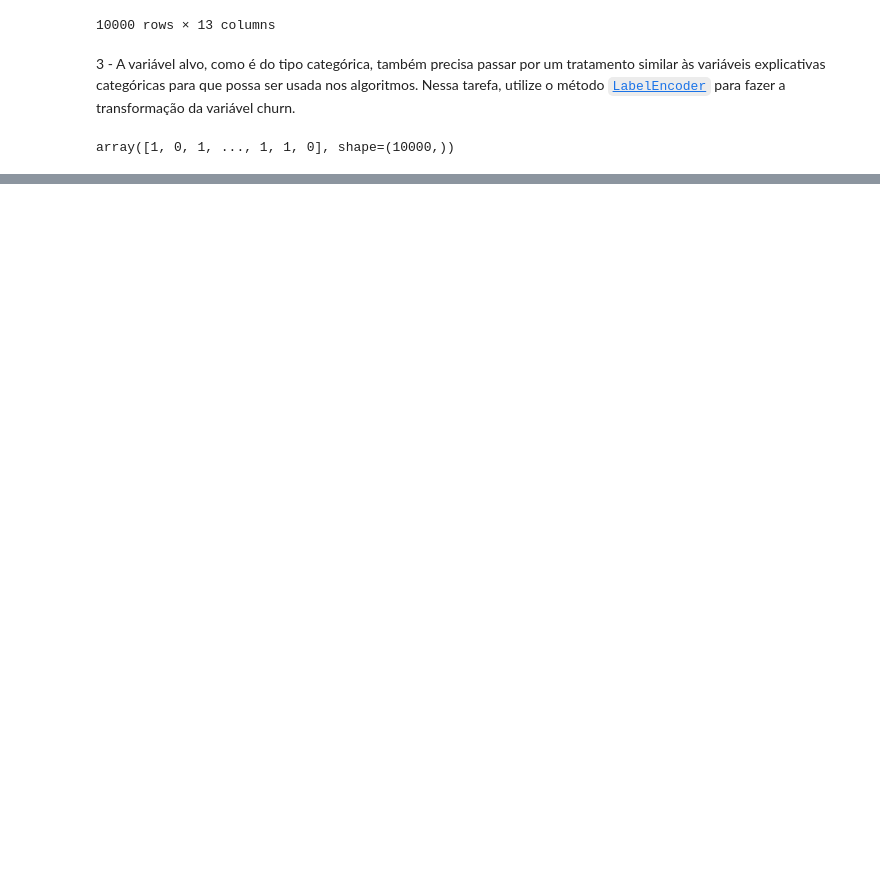
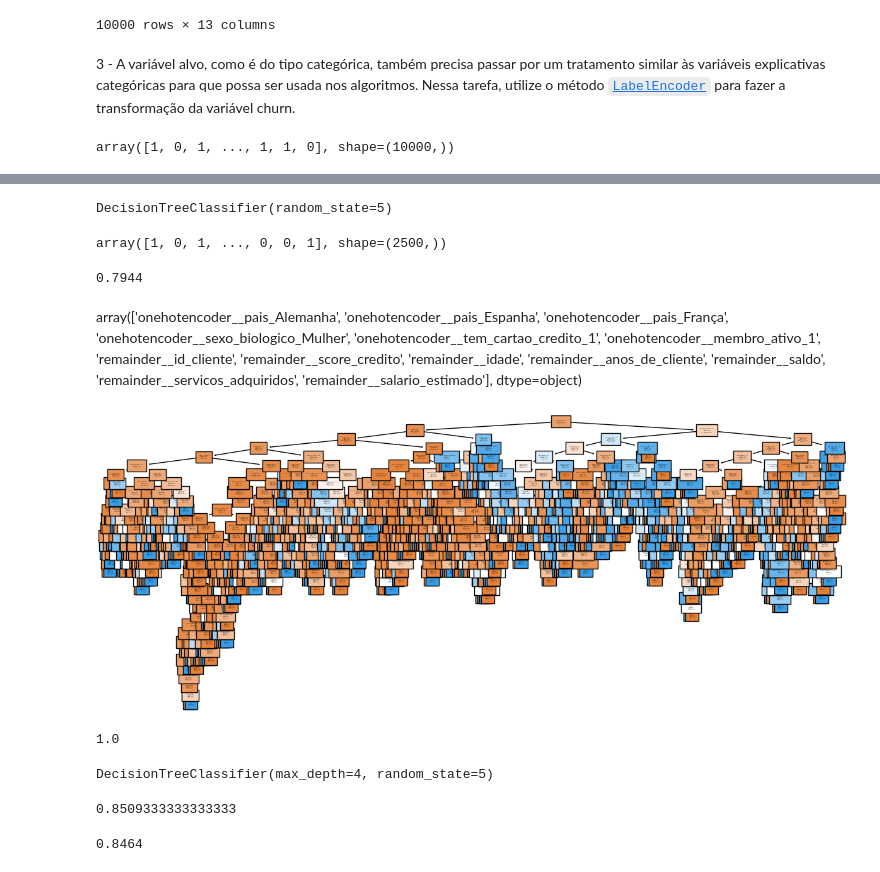
Before and after one commit to JCrpa/curso16_aprendendo_classificar_dados_machine_learning, a Jupyter notebook: desafio_hora_da_pratica/desafio_hora_da_pratica.ipynb, the cells around one changed output, grey strips where cells are left out. Cells and saved outputs as stored; diff of their text form; code cells hidden in the pictures; blank space fills up the shorter version.

```diff
--- a/desafio_hora_da_pratica/desafio_hora_da_pratica.ipynb
+++ b/desafio_hora_da_pratica/desafio_hora_da_pratica.ipynb
@@ -199 +199,3 @@ A separação dos dados entre conjunto de treinamento e teste é essencial para
+# %%
+x_treino, x_teste, y_treino, y_teste = train_test_split(x, y, stratify = y, random_state = 5)
 # %% [markdown]
@@ -202,0 +205,5 @@ Um modelo de base é muito importante para definir um critério de comparação
+# %%
+dummy = DummyClassifier()
+dummy.fit(x_treino, y_treino)
+
+dummy.score(x_teste, y_teste)
@@ -208,0 +216,13 @@ A árvore de decisão é um algoritmo que faz as classificações a partir de de
+# %%
+arvore = DecisionTreeClassifier(random_state=5)
+arvore.fit(x_treino, y_treino)
+# %% [output]
+DecisionTreeClassifier(random_state=5)
+# %%
+arvore.predict(x_teste)
+# %% [output]
+array([1, 0, 1, ..., 0, 0, 1], shape=(2500,))
+# %%
+arvore.score(x_teste, y_teste)
+# %% [output]
+0.7944
@@ -208,0 +232,48 @@ A árvore de decisão é um algoritmo que faz as classificações a partir de de
+# %% [markdown]
+array(['onehotencoder__pais_Alemanha', 'onehotencoder__pais_Espanha',
+       'onehotencoder__pais_França',
+       'onehotencoder__sexo_biologico_Mulher',
+       'onehotencoder__tem_cartao_credito_1',
+       'onehotencoder__membro_ativo_1', 'remainder__id_cliente',
+       'remainder__score_credito', 'remainder__idade',
+       'remainder__anos_de_cliente', 'remainder__saldo',
+       'remainder__servicos_adquiridos', 'remainder__salario_estimado'],
+      dtype=object)
+# %%
+nome_colunas = ['pais_Alemanha',
+                'pais_Espanha',
+                'pais_Franca',
+                'sexo_biologico_Feminino',
+                'sexo_biologico_Masculino',
+                'tem_cartao_credito_Não',
+                'tem_cartao_credito_Sim',
+                'membro_ativo_Não',
+                'membro_ativo_Sim',
+                'score_credito',
+                'idade',
+                'anos_de_cliente',
+                'saldo',
+                'servicos_adquiridos',
+                'salario_estimado']
+# %%
+plt.figure(figsize=(15, 6))
+plot_tree(arvore, filled=True, class_names=('nao', 'sim'), fontsize=1, feature_names=nome_colunas);
+# %% [output]
+[figure, added]
+# %%
+arvore.score(x_treino, y_treino)
+# %% [output]
+1.0
+# %%
+arvore = DecisionTreeClassifier(max_depth=4, random_state=5)
+arvore.fit(x_treino, y_treino)
+# %% [output]
+DecisionTreeClassifier(max_depth=4, random_state=5)
+# %%
+arvore.score(x_treino, y_treino)
+# %% [output]
+0.8509333333333333
+# %%
+arvore.score(x_teste, y_teste)
+# %% [output]
+0.8464
```
Also changed, not shown: parts of 16 cells of this notebook.
